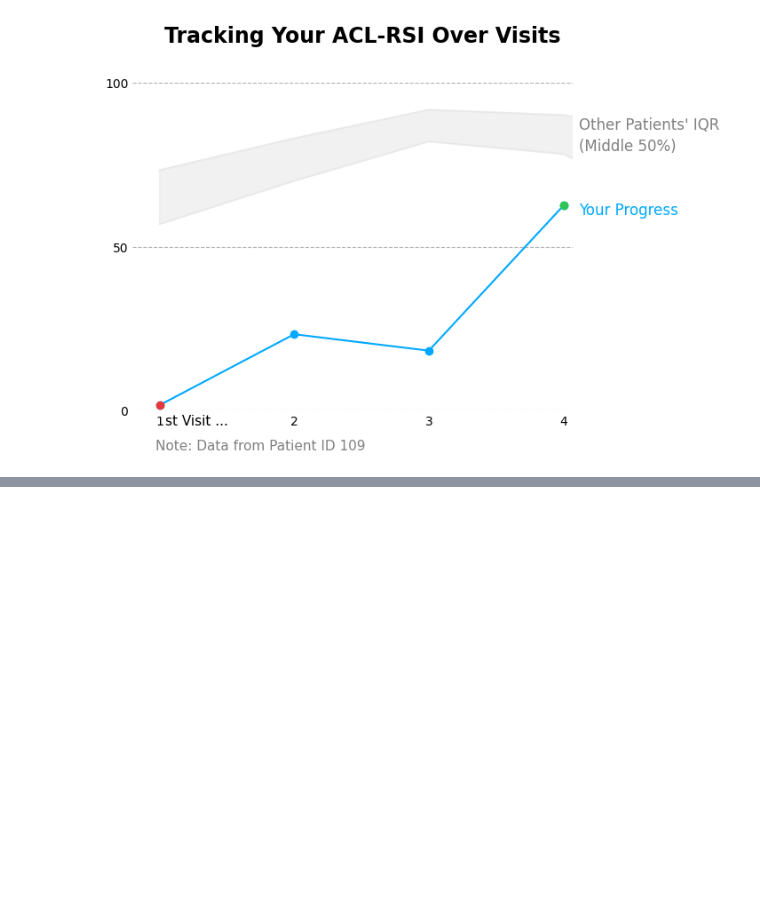
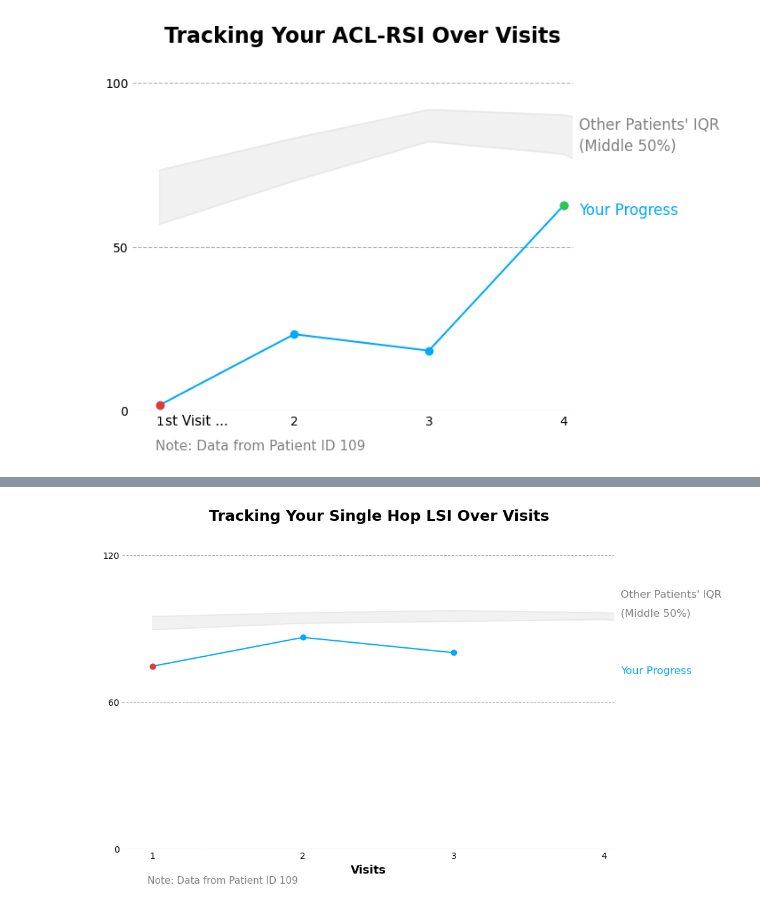
Before and after one commit to mayooueidat-uva/ACLR-group-project, a Jupyter notebook: Graphs/Initial_graphs_group-Copy1.ipynb, the cells around one changed output, grey strips where cells are left out. Cells and saved outputs as stored; diff of their text form; code cells hidden in the pictures; blank space fills up the shorter version.

Commit message:
Added sing hop LSI graph

```diff
--- a/Graphs/Initial_graphs_group-Copy1.ipynb
+++ b/Graphs/Initial_graphs_group-Copy1.ipynb
@@ -186,0 +196,68 @@ plt.grid(axis='y', linestyle = '--')
+# %%
+# Map visit names to visit numbers
+visit_map = {
+    'visit_1_arm_1': 1,
+    'visit_2_arm_1': 2,
+    'visit_3_arm_1': 3,
+    'visit_4_arm_1': 4,
+    'visit_5_arm_1': 5,
+    'visit_6_arm_1': 6,
+    'visit_7_arm_1': 7,
+    'visit_8_arm_1': 8,
+    'visit_9_arm_1': 9
+}
+data['visit_num'] = data['redcap_event_name'].map(visit_map)
+
+# Calculate 40th and 60th percentiles for sh_lsi for each visit
+sh_lsi_percentiles = data.groupby('redcap_event_name')['sh_lsi'].agg(
+    q25=lambda x: x.quantile(0.40),
+    q75=lambda x: x.quantile(0.60)
+).reset_index()
+sh_lsi_percentiles['visit_num'] = sh_lsi_percentiles['redcap_event_name'].map(visit_map)
+sh_lsi_percentiles = sh_lsi_percentiles[sh_lsi_percentiles['redcap_event_name'] != 'data_upload_arm_2']
+
+# Filter for Patient 109
+# (same patient used for consistency)
+highlight_data = data[data['record_id'] == 109]
+
+# Plot IQR shading for other patients
+plt.figure(figsize=(10, 6))
+plt.plot(sh_lsi_percentiles['visit_num'], sh_lsi_percentiles['q25'], color="#E5E5E5", alpha=0.5)
+plt.plot(sh_lsi_percentiles['visit_num'], sh_lsi_percentiles['q75'], color="#E5E5E5", alpha=0.5)
+plt.fill_between(sh_lsi_percentiles['visit_num'],
+                 sh_lsi_percentiles['q25'],
+                 sh_lsi_percentiles['q75'], color="#E5E5E5", alpha=0.5, label="Other Patients' IQR")
+
+# Plot Patient 109's Single Hop LSI
+plt.plot(highlight_data['visit_num'], highlight_data['sh_lsi'],
+         linestyle='-', marker='o', color='#00A9FF', label='You')
+
+# Highlight only available start point
+plt.plot(highlight_data['visit_num'].iloc[0], highlight_data['sh_lsi'].iloc[0], marker='o', color='#E5383B', markersize=6)
+
+# Titles, labels, annotations
+plt.title('Tracking Your Single Hop LSI Over Visits', weight='bold', size=17, x=0.522, y=1.1)
+plt.figtext(0.91, 0.57, 'Your Progress', size=12, color='#00A9FF')
+plt.figtext(0.91, 0.77, "Other Patients' IQR", size=12, color='gray')
+plt.figtext(0.91, 0.72, "(Middle 50%)", size=12, color='gray')
+plt.figtext(0.165, 0.019, "Note: Data from Patient ID 109", size=11, color='gray')
+
+# axis parameters
+plt.xlim(.8, 4.07)
+plt.xticks([1, 2, 3, 4])
+plt.ylim(0, 120)
+plt.yticks([0, 60, 120])
+plt.xlabel('Visits', fontsize=13, weight='bold')
+
+
+plt.tick_params(axis='y', which='both', length=0)
+plt.tick_params(axis='x', which='both', length=0)
+plt.gca().spines['top'].set_visible(False)
+plt.gca().spines['right'].set_visible(False)
+plt.gca().spines['left'].set_visible(False)
+plt.gca().spines['bottom'].set_visible(False)
+plt.grid(axis='y', linestyle='--')
+
+plt.show()
+# %% [output]
+[figure, added]
```
Also changed, not shown: parts of 3 cells of this notebook.
